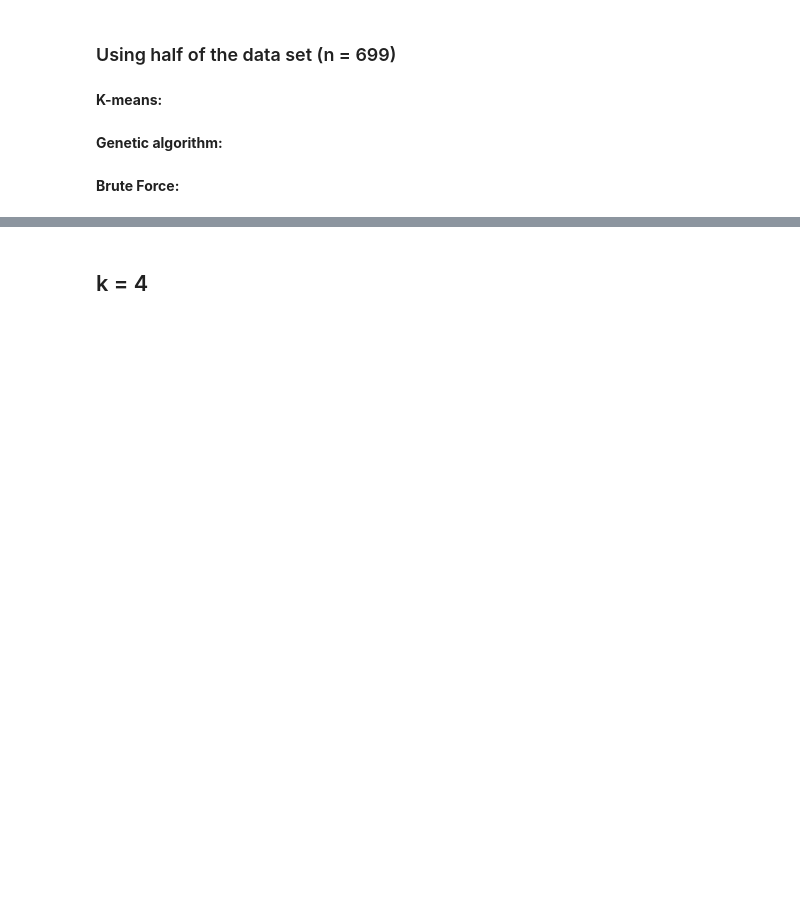
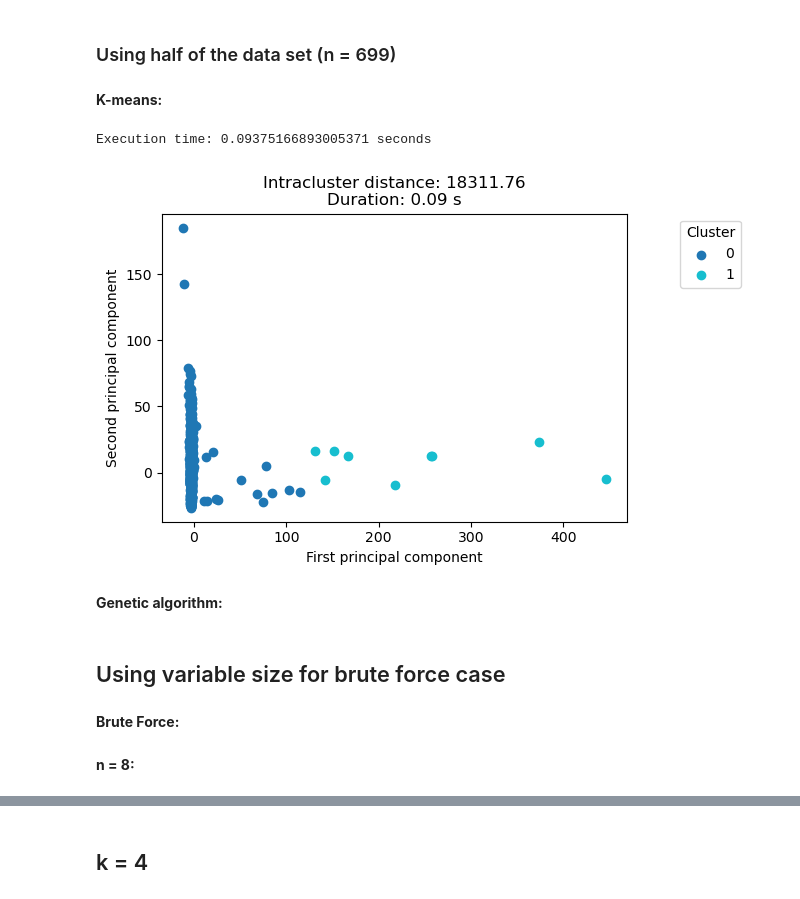
Before and after one commit to UCR-ECCI-MM/Computabilidad, a Jupyter notebook: TP2/Avance2/genetic_algorithm.ipynb, the cells around one changed output, grey strips where cells are left out. Cells and saved outputs as stored; diff of their text form; code cells hidden in the pictures; blank space fills up the shorter version.

```diff
--- a/TP2/Avance2/genetic_algorithm.ipynb
+++ b/TP2/Avance2/genetic_algorithm.ipynb
@@ -530,5 +600,17 @@ gene_principal_components
 ### Using half of the data set (n = 699)
 # %% [markdown]
 **K-means:**
+# %%
+start = time.time()
+clusters,_ = k_means(gene_principal_components.values[:700, :], 2)
+#print(clusters)
+end = time.time()
+print(f"Execution time: {end - start} seconds")
+# %% [output]
+Execution time: 0.09375166893005371 seconds
+# %%
+plot_result(gene_principal_components.values, clusters, end - start)
+# %% [output]
+[figure, added]
 # %% [markdown]
 **Genetic algorithm:**
@@ -535,2 +625,6 @@ gene_principal_components
+# %% [markdown]
+## Using variable size for brute force case
 # %% [markdown]
 **Brute Force:**
+# %% [markdown]
+**n = 8:**
```
Also changed, not shown: parts of 71 cells of this notebook.
